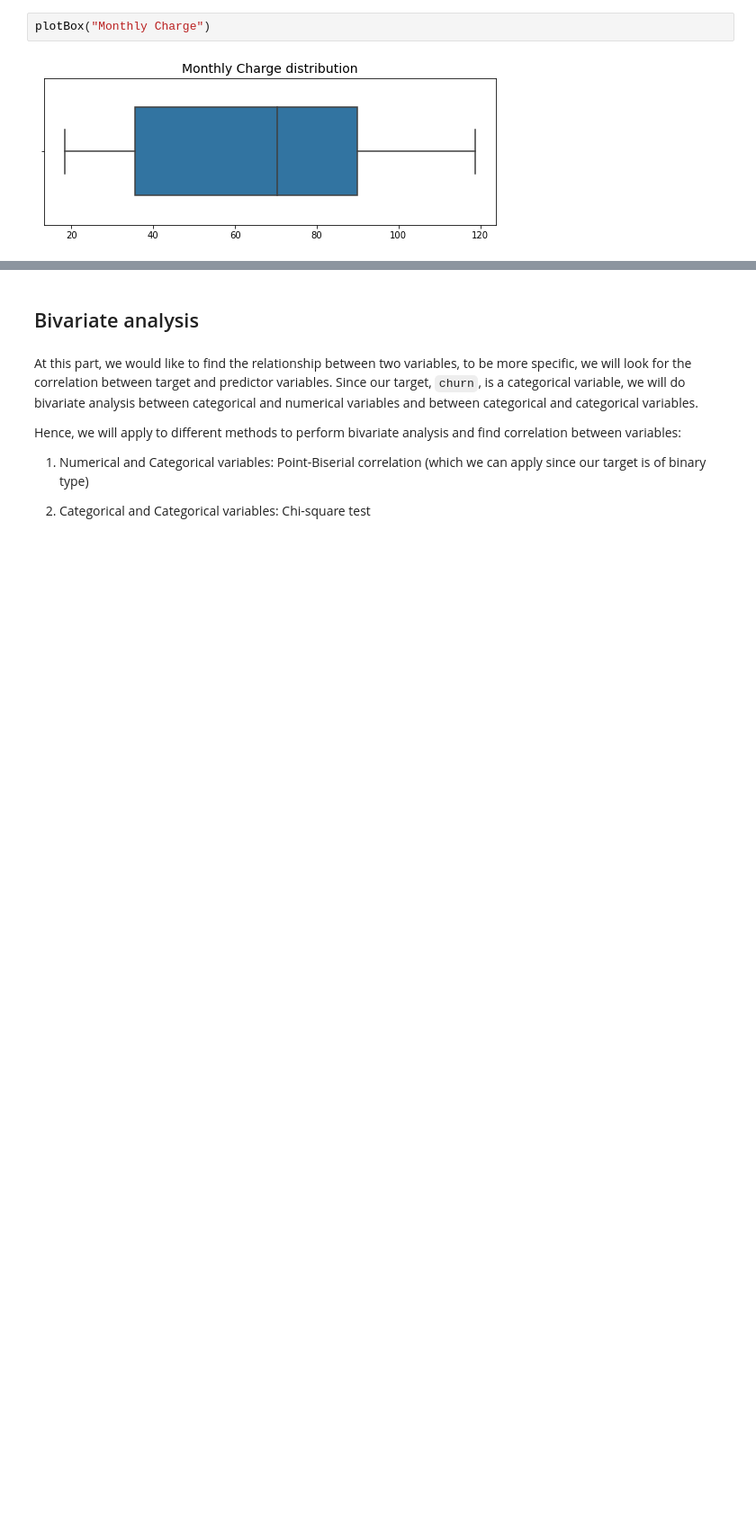
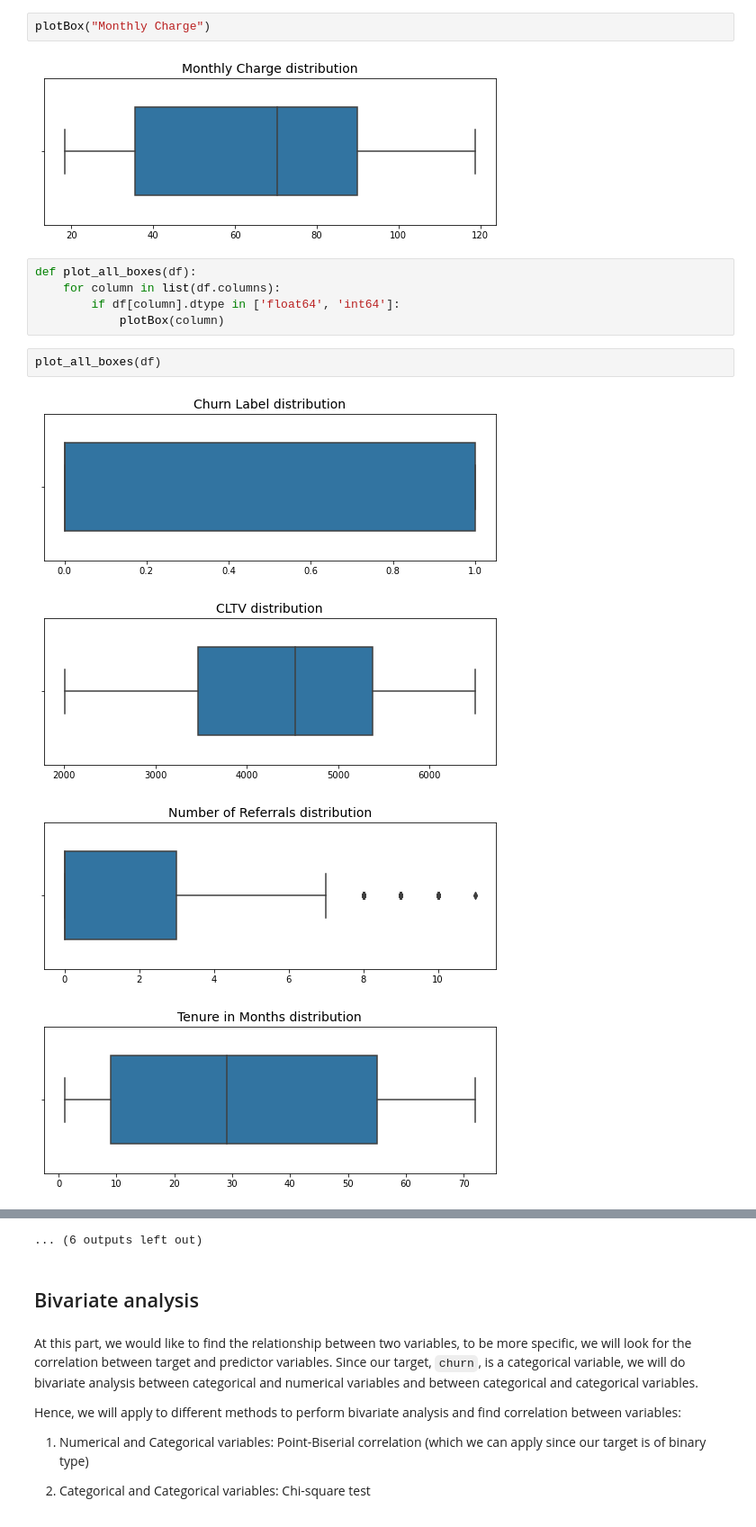
Before and after one commit to lucienwalewski/cse204project, a Jupyter notebook: src/preprocessing.ipynb, the cells around one changed output, grey strips where cells are left out. Shown at 90% size. Saved outputs shown, nothing was run; the diff lists cells and outputs as text; blank space fills up the shorter version.

```diff
--- a/src/preprocessing.ipynb
+++ b/src/preprocessing.ipynb
@@ -307,3 +307,15 @@ def plotBox(variable):
 plotBox("Monthly Charge")
 # %% [output]
 [figure]
+# %%
+def plot_all_boxes(df):
+    for column in list(df.columns):
+        if df[column].dtype in ['float64', 'int64']:
+            plotBox(column)
+# %%
+plot_all_boxes(df)
+# %% [output]
+[figure, added]
+[figure, added]
+[figure, added]
+[figure, added]
@@ -310,3 +330,4 @@ plotBox("Monthly Charge")
+... (6 outputs left out)
 # %% [markdown]
 ## Bivariate analysis
 # %% [markdown]
```
Also changed, not shown: parts of 43 cells of this notebook.
